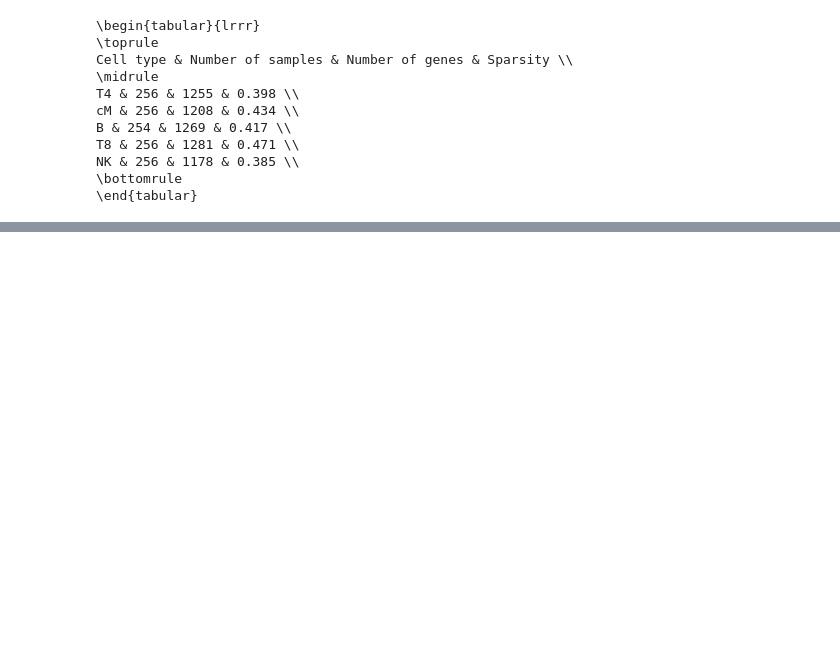
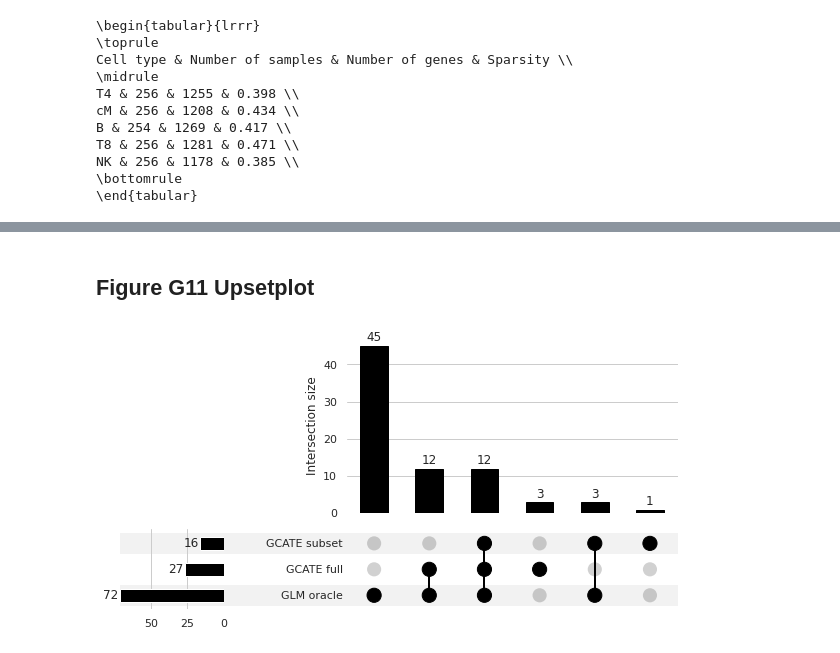
Before and after one commit to jaydu1/gcate, a Jupyter notebook: Plot_lupus.ipynb, the cells around one changed output, grey strips where cells are left out. Cells and saved outputs as stored; diff of their text form; code cells hidden in the pictures; blank space fills up the shorter version.

```diff
--- a/Plot_lupus.ipynb
+++ b/Plot_lupus.ipynb
@@ -701,0 +1035,26 @@ NK & 256 & 1178 & 0.385 \\
+# %% [markdown]
+## Figure G11 Upsetplot
+# %%
+import upsetplot
+from upsetplot import UpSet
+from upsetplot import from_indicators
+
+# methods = np.array(['GLM oracle', 'GCATE full', 'GCATE subset', 'CATE full', 'CATE subset'])
+# discoveries = pd.DataFrame(np.c_[df_glm_nb['q_values'], df_gcate['q_values'], df_gcate_sub['q_values'] , df_cate['q_values'], df_cate_sub['q_values']]<0.2,
+#     columns = methods)
+methods = np.array(['GLM oracle', 'GCATE full', 'GCATE subset'])
+discoveries = pd.DataFrame(np.c_[df_glm_nb['q_values'], df_gcate['q_values'], df_gcate_sub['q_values']]<0.2,
+    columns = methods)
+discoveries = (discoveries==1)
+discoveries = discoveries.loc[np.any(discoveries, axis=1)]
+
+sns.set_theme(style="white", rc={"axes.spines.right": False, "axes.spines.top": False, "axes.spines.left": False, "axes.spines.bottom": False})
+
+fig = plt.figure(figsize=(10, 5))
+upsetplot.plot(from_indicators(discoveries).groupby(methods.tolist()).count(),
+      sort_categories_by='input', sort_by='cardinality',
+      fig=fig,  element_size=None, show_counts=True
+      )
+plt.savefig('result/lupus_{}_gcate_upset.pdf'.format(cell_type), bbox_inches='tight', pad_inches=0, dpi=300)
+# %% [output]
+[figure, added]
```
Also changed, not shown: parts of 24 cells of this notebook, 4 other files.
